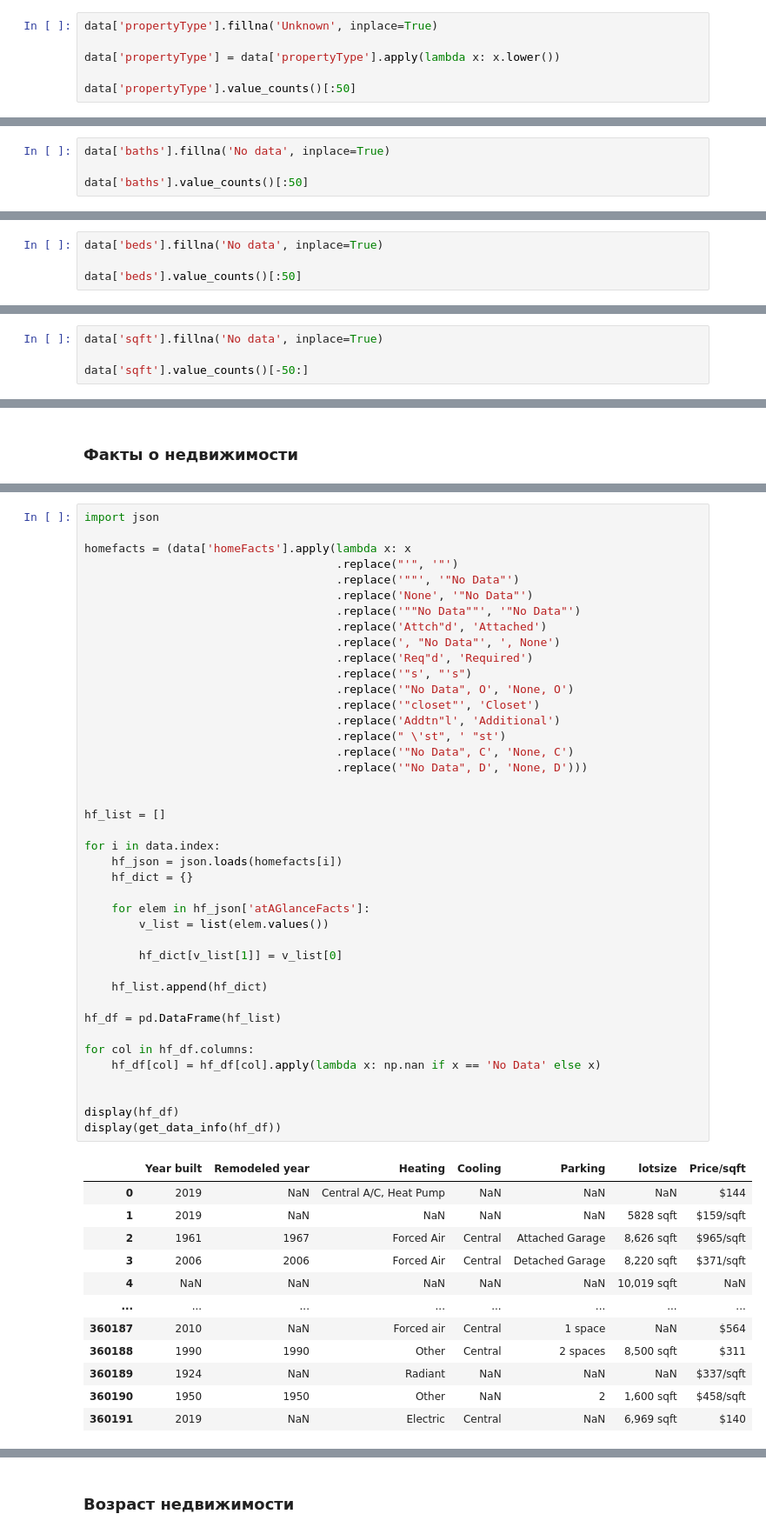
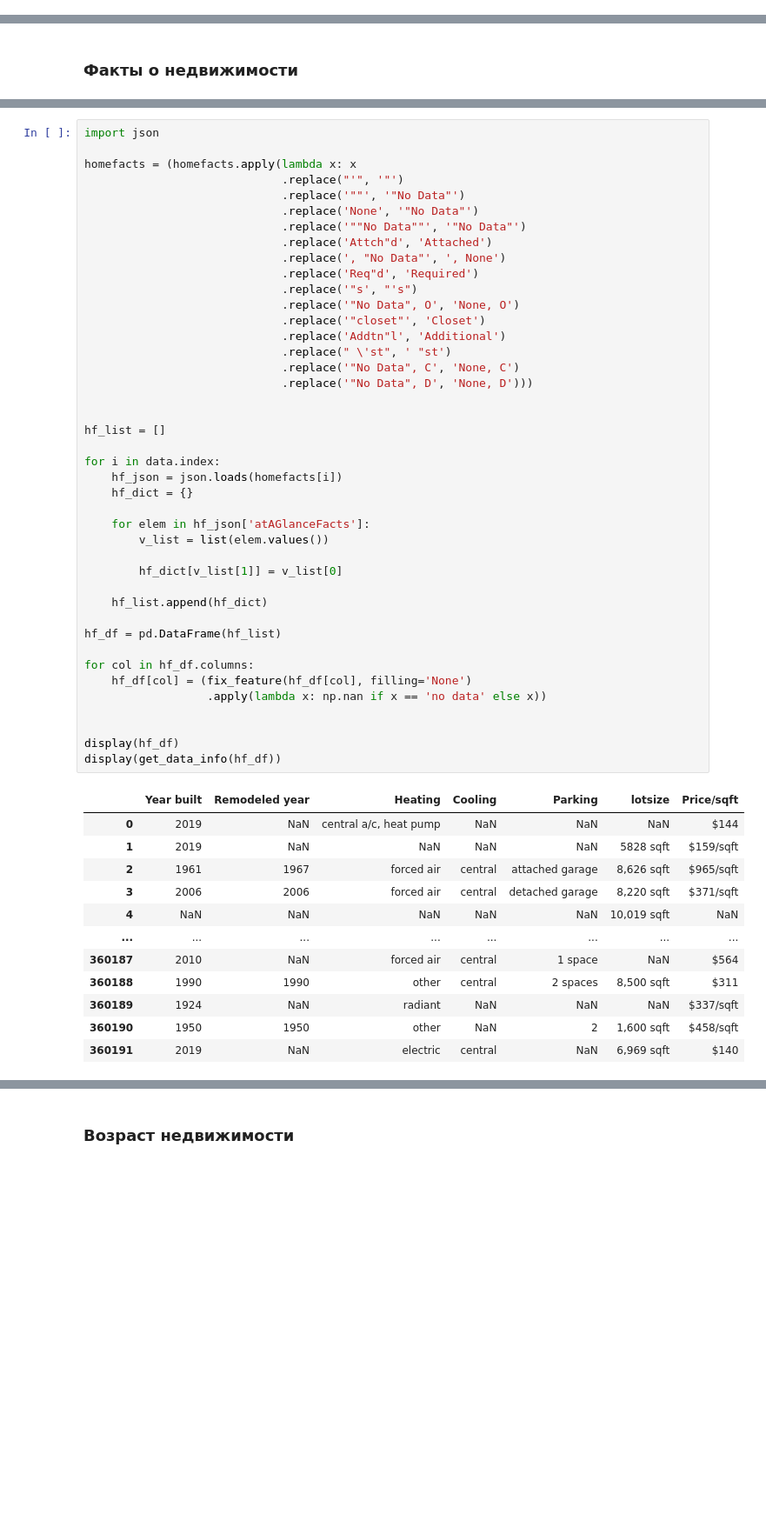
Before and after one commit to georgekovin/Housing-Regression-Project, a Jupyter notebook: notebook.ipynb, the cells around one changed output, grey strips where cells are left out. Shown at 87% size. Cells and saved outputs as stored; diff of their text form; blank space fills up the shorter version.

```diff
--- a/notebook.ipynb
+++ b/notebook.ipynb
@@ -207,9 +224,3 @@ status other                1059
 dtype: int64
 # %% [markdown]
 ### Тип недвижимости
-# %%
-data['propertyType'].fillna('Unknown', inplace=True)
-
-data['propertyType'] = data['propertyType'].apply(lambda x: x.lower())
-
-data['propertyType'].value_counts()[:50]
@@ -275,7 +297,3 @@ property type other              8367
 dtype: int64
 # %% [markdown]
 ### Количество ванных
-# %%
-data['baths'].fillna('No data', inplace=True)
-
-data['baths'].value_counts()[:50]
@@ -335,7 +355,3 @@ better_data['baths']
 Name: baths, Length: 360192, dtype: int32
 # %% [markdown]
 ### Количество спален
-# %%
-data['beds'].fillna('No data', inplace=True)
-
-data['beds'].value_counts()[:50]
@@ -391,7 +409,3 @@ better_data['beds']
 Name: beds, Length: 360192, dtype: int32
 # %% [markdown]
 ### Площадь недвижимости
-# %%
-data['sqft'].fillna('No data', inplace=True)
-
-data['sqft'].value_counts()[-50:]
@@ -471,57 +487,58 @@ Name: homeFacts, dtype: object
 # %%
 import json
 
-homefacts = (data['homeFacts'].apply(lambda x: x
-                                     .replace("'", '"')
-                                     .replace('""', '"No Data"')
-                                     .replace('None', '"No Data"')
-                                     .replace('""No Data""', '"No Data"')
-                                     .replace('Attch"d', 'Attached')
-                                     .replace(', "No Data"', ', None')
-                                     .replace('Req"d', 'Required')
-                                     .replace('"s', "'s")
-                                     .replace('"No Data", O', 'None, O')
-                                     .replace('"closet"', 'Closet')
-                                     .replace('Addtn"l', 'Additional')
-                                     .replace(" \'st", ' "st')
-                                     .replace('"No Data", C', 'None, C')
-                                     .replace('"No Data", D', 'None, D')))
+homefacts = (homefacts.apply(lambda x: x
+                             .replace("'", '"')
+                             .replace('""', '"No Data"')
+                             .replace('None', '"No Data"')
+                             .replace('""No Data""', '"No Data"')
+                             .replace('Attch"d', 'Attached')
+                             .replace(', "No Data"', ', None')
+                             .replace('Req"d', 'Required')
+                             .replace('"s', "'s")
+                             .replace('"No Data", O', 'None, O')
+                             .replace('"closet"', 'Closet')
+                             .replace('Addtn"l', 'Additional')
+                             .replace(" \'st", ' "st')
+                             .replace('"No Data", C', 'None, C')
+                             .replace('"No Data", D', 'None, D')))
 
 
 hf_list = []
 
 for i in data.index:
     hf_json = json.loads(homefacts[i])
     hf_dict = {}
 
     for elem in hf_json['atAGlanceFacts']:
         v_list = list(elem.values())
 
         hf_dict[v_list[1]] = v_list[0]
 
     hf_list.append(hf_dict)
 
 hf_df = pd.DataFrame(hf_list)
 
 for col in hf_df.columns:
-    hf_df[col] = hf_df[col].apply(lambda x: np.nan if x == 'No Data' else x)
+    hf_df[col] = (fix_feature(hf_df[col], filling='None')
+                  .apply(lambda x: np.nan if x == 'no data' else x))
 
 
 display(hf_df)
 display(get_data_info(hf_df))
 # %% [output]
 |  | Year built | Remodeled year | Heating | Cooling | Parking | lotsize | Price/sqft |
-| 0 | 2019 | NaN | Central A/C, Heat Pump | NaN | NaN | NaN | $144 |
+| 0 | 2019 | NaN | central a/c, heat pump | NaN | NaN | NaN | $144 |
 | 1 | 2019 | NaN | NaN | NaN | NaN | 5828 sqft | $159/sqft |
-| 2 | 1961 | 1967 | Forced Air | Central | Attached Garage | 8,626 sqft | $965/sqft |
-| 3 | 2006 | 2006 | Forced Air | Central | Detached Garage | 8,220 sqft | $371/sqft |
+| 2 | 1961 | 1967 | forced air | central | attached garage | 8,626 sqft | $965/sqft |
+| 3 | 2006 | 2006 | forced air | central | detached garage | 8,220 sqft | $371/sqft |
 | 4 | NaN | NaN | NaN | NaN | NaN | 10,019 sqft | NaN |
 | ... | ... | ... | ... | ... | ... | ... | ... |
-| 360187 | 2010 | NaN | Forced air | Central | 1 space | NaN | $564 |
-| 360188 | 1990 | 1990 | Other | Central | 2 spaces | 8,500 sqft | $311 |
-| 360189 | 1924 | NaN | Radiant | NaN | NaN | NaN | $337/sqft |
-| 360190 | 1950 | 1950 | Other | NaN | 2 | 1,600 sqft | $458/sqft |
-| 360191 | 2019 | NaN | Electric | Central | NaN | 6,969 sqft | $140 |
+| 360187 | 2010 | NaN | forced air | central | 1 space | NaN | $564 |
+| 360188 | 1990 | 1990 | other | central | 2 spaces | 8,500 sqft | $311 |
+| 360189 | 1924 | NaN | radiant | NaN | NaN | NaN | $337/sqft |
+| 360190 | 1950 | 1950 | other | NaN | 2 | 1,600 sqft | $458/sqft |
+| 360191 | 2019 | NaN | electric | central | NaN | 6,969 sqft | $140 |
 360192 rows × 7 columns
 |  | Nulls | Uniques | Dtypes |
 | Year built | 13.45 | 229 | object |
```
Also changed, not shown: parts of 27 cells of this notebook.
